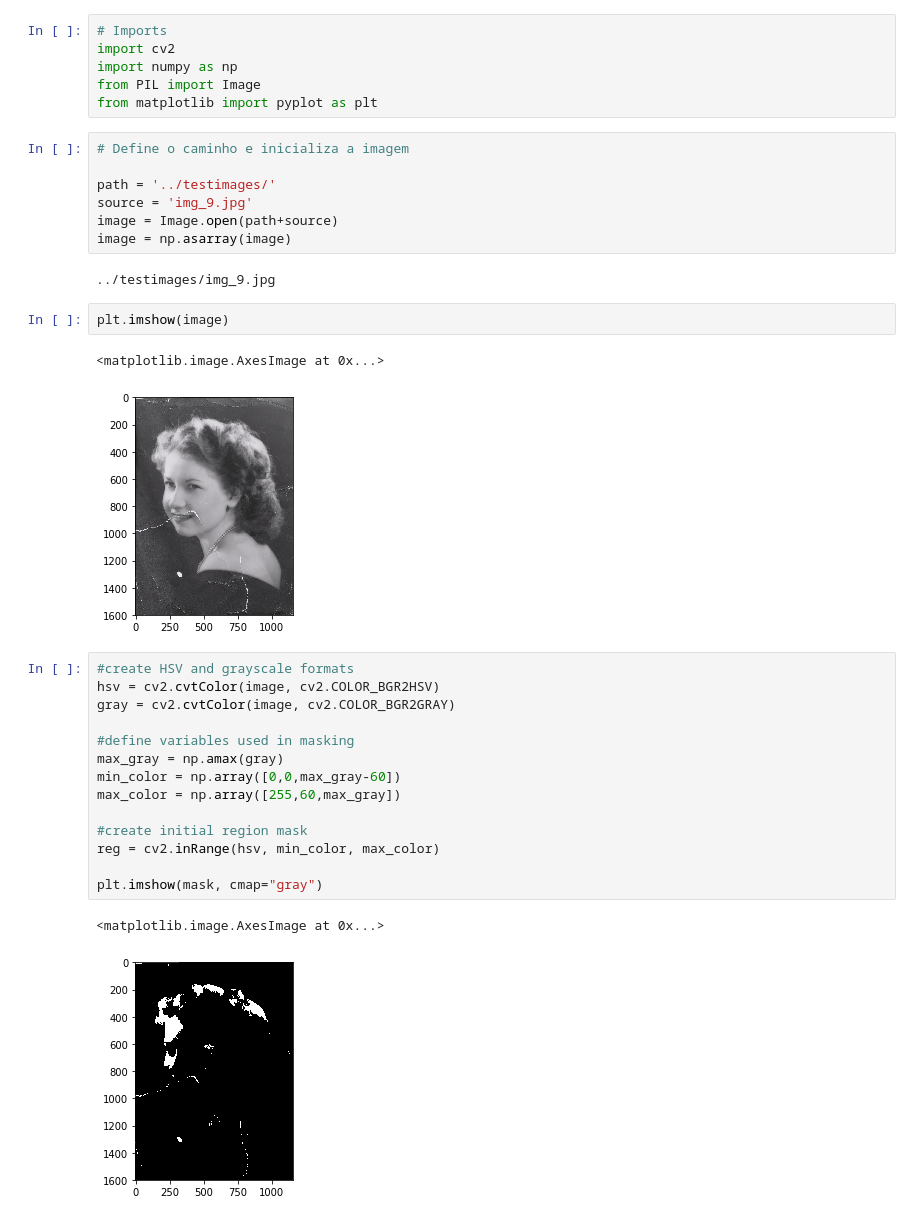
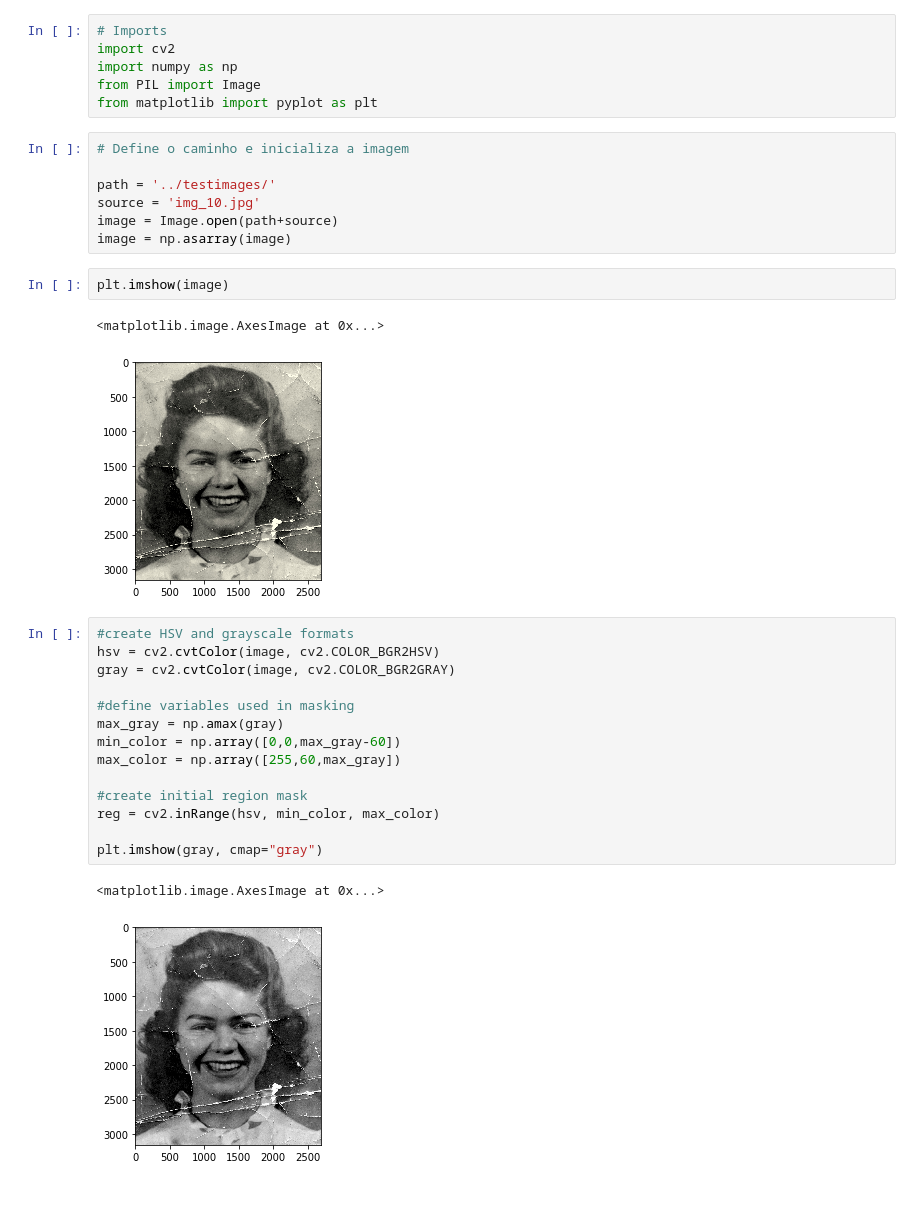
Before and after one commit to LucasKendi/Mascara, a Jupyter notebook: src/mask2.ipynb, the cells around one changed output. Cells and saved outputs as stored; diff of their text form.

```diff
--- a/src/mask2.ipynb
+++ b/src/mask2.ipynb
@@ -8,33 +8,31 @@ from matplotlib import pyplot as plt
 # Define o caminho e inicializa a imagem
 
 path = '../testimages/'
-source = 'img_9.jpg'
+source = 'img_10.jpg'
 image = Image.open(path+source)
 image = np.asarray(image)
-# %% [output]
-../testimages/img_9.jpg
 # %%
 plt.imshow(image)
 # %% [output]
 <matplotlib.image.AxesImage at 0x...>
-[figure, old version]
+[figure, new version]
 # %%
 #create HSV and grayscale formats
 hsv = cv2.cvtColor(image, cv2.COLOR_BGR2HSV)
 gray = cv2.cvtColor(image, cv2.COLOR_BGR2GRAY)
 
 #define variables used in masking
 max_gray = np.amax(gray)
 min_color = np.array([0,0,max_gray-60])
 max_color = np.array([255,60,max_gray])
 
 #create initial region mask
 reg = cv2.inRange(hsv, min_color, max_color)
 
-plt.imshow(mask, cmap="gray")
+plt.imshow(gray, cmap="gray")
 # %% [output]
 <matplotlib.image.AxesImage at 0x...>
-[figure, old version]
+[figure, new version]
 # %%
 #blur the image for better line detection
 blur = cv2.GaussianBlur(gray,(3, 3),0)
```
Also changed, not shown: parts of 3 cells of this notebook, 36 other files.
